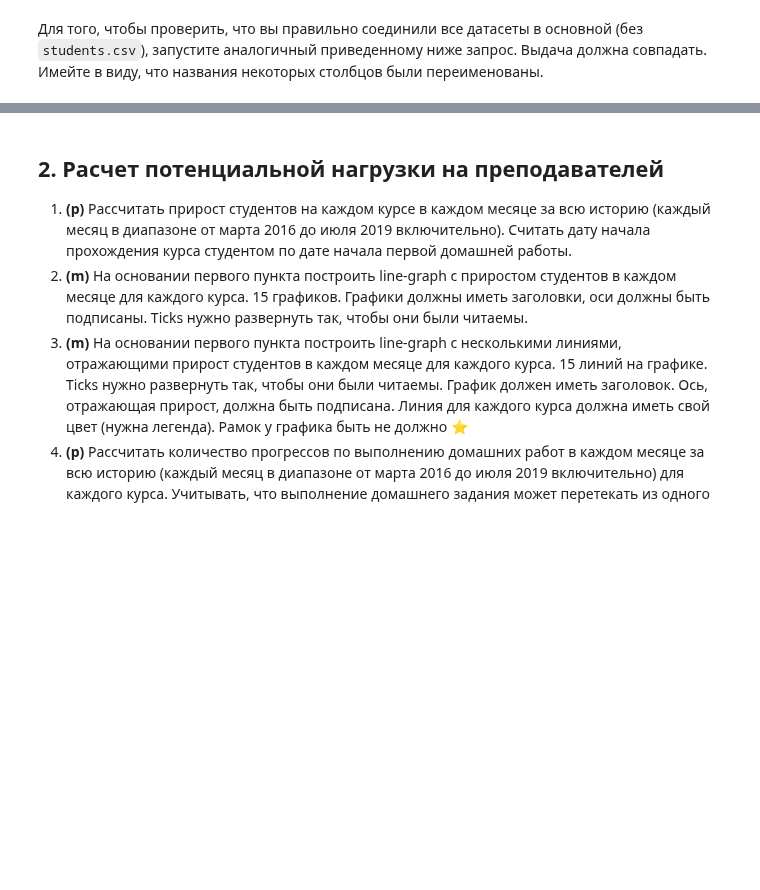
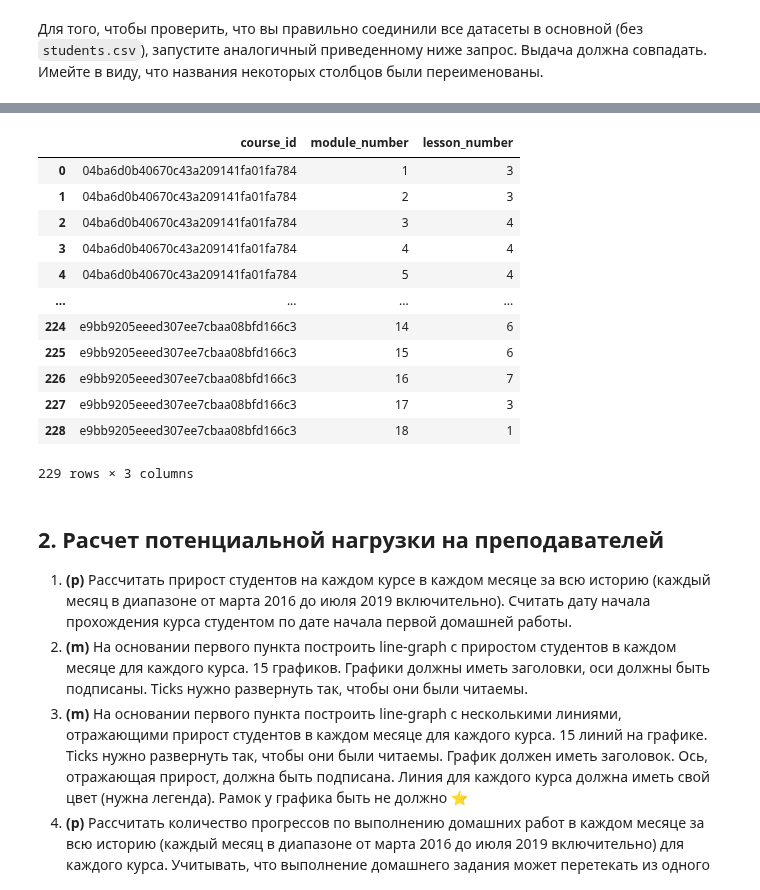
Before and after one commit to larinsi/DS0P, a Jupyter notebook: Course_work_entry_level_analyst/Cousework_analitycs_1/Coursework_analytics_1.ipynb, the cells around one changed output, grey strips where cells are left out. Cells and saved outputs as stored; diff of their text form; code cells hidden in the pictures; blank space fills up the shorter version.

```diff
--- a/Course_work_entry_level_analyst/Cousework_analitycs_1/Coursework_analytics_1.ipynb
+++ b/Course_work_entry_level_analyst/Cousework_analitycs_1/Coursework_analytics_1.ipynb
@@ -129,3 +156,21 @@ main = main[['progress_id', 'module_number', 'lesson_number', 'status', 'start_d
+# %%
+# Количество уроков на каждом модуле каждого курса
+
+main.groupby(['course_id', 'module_number'])['lesson_number'].agg('max').reset_index()
+# %% [output]
+|  | course_id | module_number | lesson_number |
+| 0 | 04ba6d0b40670c43a209141fa01fa784 | 1 | 3 |
+| 1 | 04ba6d0b40670c43a209141fa01fa784 | 2 | 3 |
+| 2 | 04ba6d0b40670c43a209141fa01fa784 | 3 | 4 |
+| 3 | 04ba6d0b40670c43a209141fa01fa784 | 4 | 4 |
+| 4 | 04ba6d0b40670c43a209141fa01fa784 | 5 | 4 |
+| ... | ... | ... | ... |
+| 224 | e9bb9205eeed307ee7cbaa08bfd166c3 | 14 | 6 |
+| 225 | e9bb9205eeed307ee7cbaa08bfd166c3 | 15 | 6 |
+| 226 | e9bb9205eeed307ee7cbaa08bfd166c3 | 16 | 7 |
+| 227 | e9bb9205eeed307ee7cbaa08bfd166c3 | 17 | 3 |
+| 228 | e9bb9205eeed307ee7cbaa08bfd166c3 | 18 | 1 |
+229 rows × 3 columns
 # %% [markdown]
 ## 2. Расчет потенциальной нагрузки на преподавателей
 
```
Also changed, not shown: parts of 2 cells of this notebook.
